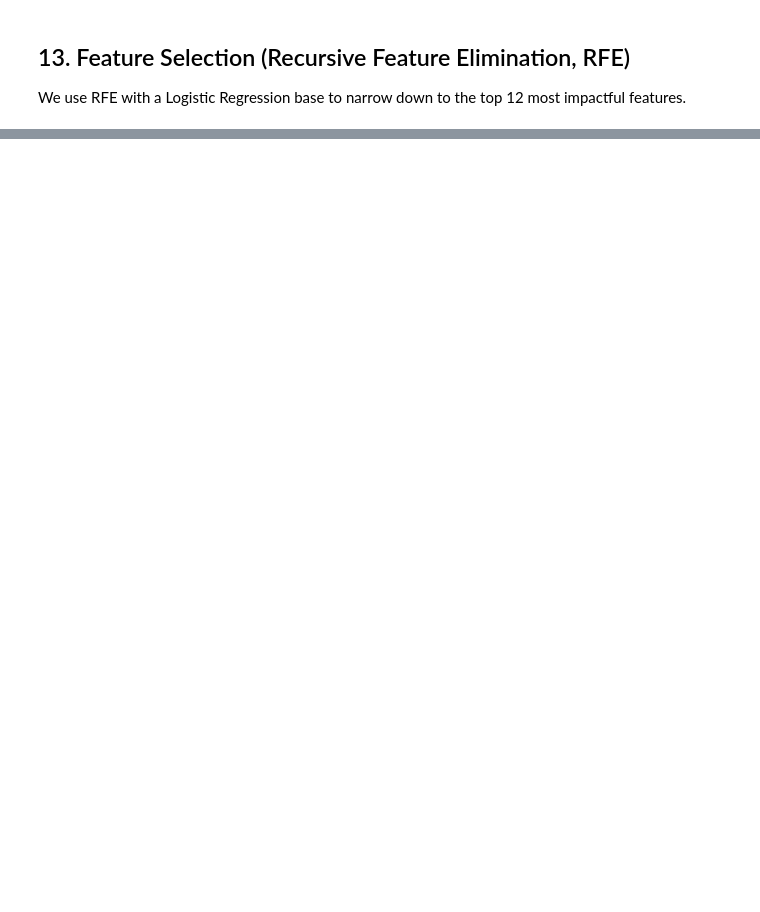
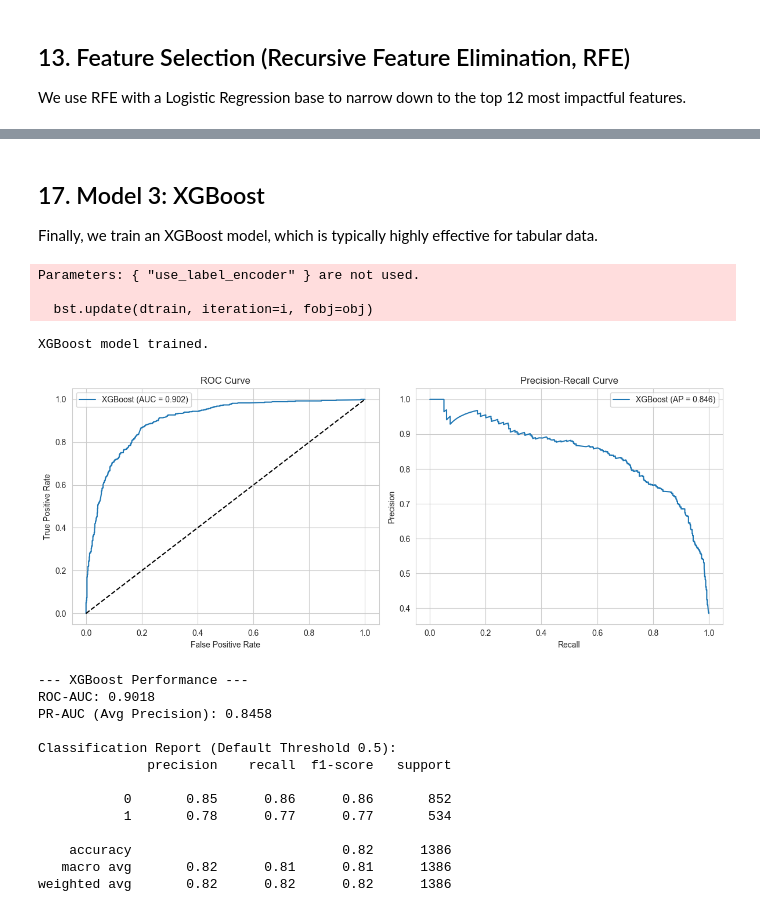
Before and after one commit to denis911/kaggle-lead-scoring-full-cycle-to-cloud-deployment, a Jupyter notebook: EDA.ipynb, the cells around one changed output, grey strips where cells are left out. Saved outputs shown, nothing was run; the diff lists cells and outputs as text; code cells hidden in the pictures; blank space fills up the shorter version.

```diff
--- a/EDA.ipynb
+++ b/EDA.ipynb
@@ -505,0 +676,35 @@ Top 12 Selected Features:
+# %% [markdown]
+## 17. Model 3: XGBoost
+
+Finally, we train an XGBoost model, which is typically highly effective for tabular data.
+# %%
+from xgboost import XGBClassifier
+
+xgb_pipeline = Pipeline(steps=[
+    ('preprocessor', preprocessor),
+    ('classifier', XGBClassifier(n_estimators=100, learning_rate=0.1, max_depth=5, random_state=42, use_label_encoder=False, eval_metric='logloss'))
+])
+
+xgb_pipeline.fit(X_train, y_train)
+
+print("XGBoost model trained.")
+xgb_results = evaluate_model(xgb_pipeline, X_val, y_val, label="XGBoost")
+# %% [output]
+Parameters: { "use_label_encoder" } are not used.
+
+  bst.update(dtrain, iteration=i, fobj=obj)
+XGBoost model trained.
+[figure, added]
+--- XGBoost Performance ---
+ROC-AUC: 0.9018
+PR-AUC (Avg Precision): 0.8458
+
+Classification Report (Default Threshold 0.5):
+              precision    recall  f1-score   support
+
+           0       0.85      0.86      0.86       852
+           1       0.78      0.77      0.77       534
+
+    accuracy                           0.82      1386
+   macro avg       0.82      0.81      0.81      1386
+weighted avg       0.82      0.82      0.82      1386
```
Also changed, not shown: parts of 14 cells of this notebook.
